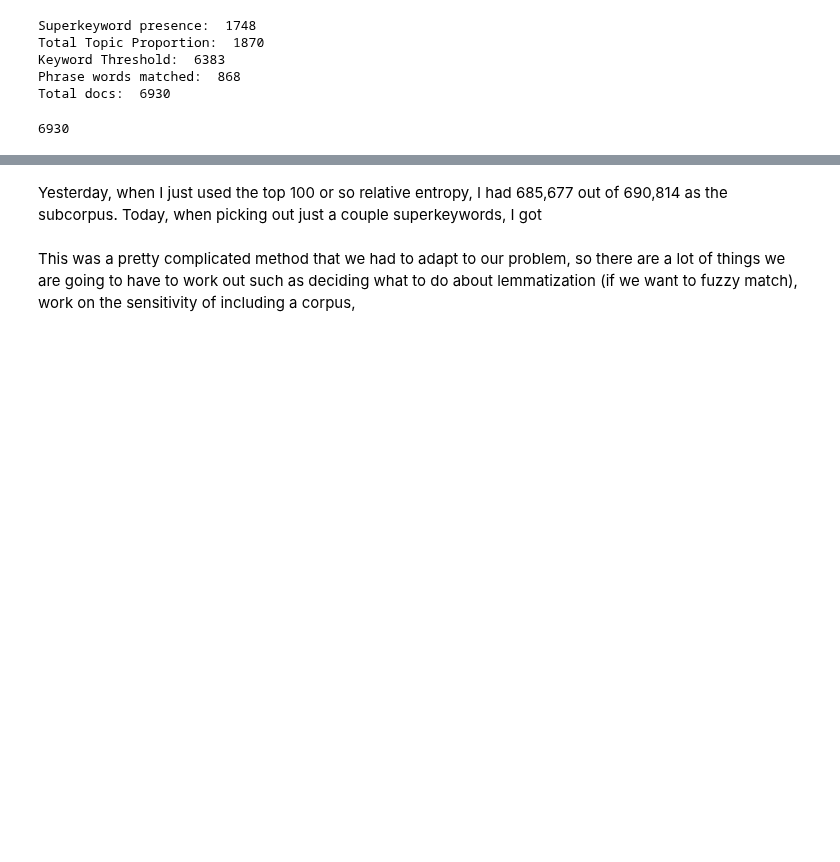
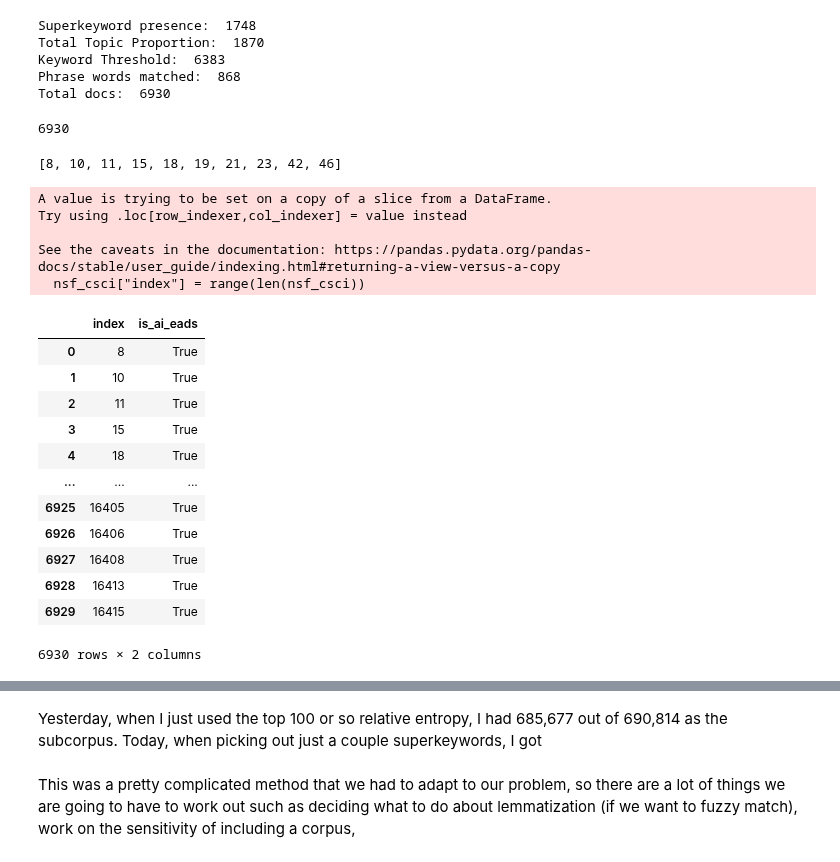
Before and after one commit to DSPG-Young-Scholars-Program/dspg21RnD, a Jupyter notebook: src/04_eads_method/03_eads_filtering_relentr.ipynb, the cells around one changed output, grey strips where cells are left out. Drawn from its saved outputs; the diff is of its cells as text; code cells hidden in the pictures; blank space fills up the shorter version.

```diff
--- a/src/04_eads_method/03_eads_filtering_relentr.ipynb
+++ b/src/04_eads_method/03_eads_filtering_relentr.ipynb
@@ -483,3 +494,17 @@ Total docs:  6930
 len(my_subcorpus)
 # %% [output]
 6930
+# %%
+my_subcorpus[0:10]
+# %% [output]
+[8, 10, 11, 15, 18, 19, 21, 23, 42, 46]
+# %%
+# nsf_csci dataframe of NSF
+# my_subcorpus = list of indices
+nsf_csci["index"] = range(len(nsf_csci))
+# %% [output]
+A value is trying to be set on a copy of a slice from a DataFrame.
+Try using .loc[row_indexer,col_indexer] = value instead
+
+See the caveats in the documentation: https://pandas.pydata.org/pandas-docs/stable/user_guide/indexing.html#returning-a-view-versus-a-copy
+  nsf_csci["index"] = range(len(nsf_csci))
@@ -485,0 +517,16 @@ len(my_subcorpus)
+# %%
+subcorpus_df
+# %% [output]
+|  | index | is_ai_eads |
+| 0 | 8 | True |
+| 1 | 10 | True |
+| 2 | 11 | True |
+| 3 | 15 | True |
+| 4 | 18 | True |
+| ... | ... | ... |
+| 6925 | 16405 | True |
+| 6926 | 16406 | True |
+| 6927 | 16408 | True |
+| 6928 | 16413 | True |
+| 6929 | 16415 | True |
+6930 rows × 2 columns
```
Also changed, not shown: parts of 9 cells of this notebook.
